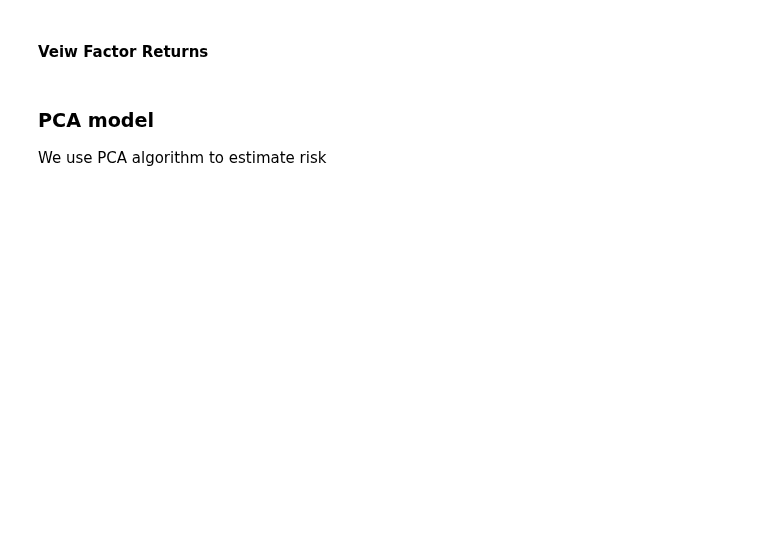
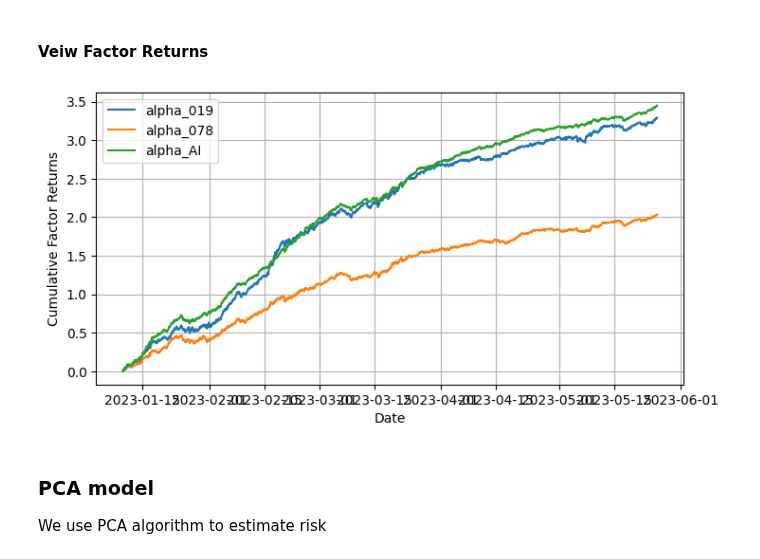
Before and after one commit to JiaRuiming-1/AI-Trading, a Jupyter notebook: alpha_factor/Backtest_BitCon.ipynb, the cells around one changed output. Cells and saved outputs as stored; diff of their text form; code cells hidden in the pictures; blank space fills up the shorter version.

```diff
--- a/alpha_factor/Backtest_BitCon.ipynb
+++ b/alpha_factor/Backtest_BitCon.ipynb
@@ -112,5 +122,3 @@ print(universe.shape, all_factors.shape)
-# %%
-all_factors = all_factors.loc[all_factors.index >= '2022-04-20']
 # %%
 def wins(x,a,b):
     return np.where(x <= a,a, np.where(x >= b, b, x))
@@ -160,20 +178,22 @@ facret[calendar[-5]]
 # %%
 date_list = alpha_df.index.unique()
 facret_df = pd.DataFrame(index = date_list)
 
 for ii, dt in zip(calendar,date_list):
     for alp in alpha_field:
         facret_df.at[dt, alp] = facret[ii][alp]
 
-for column in ['alpha_028', 'alpha_ppo', 'alpha_wtr', 'alpha_AI']:
+for column in alpha_field:
     plt.plot(facret_df[column].cumsum(), label=column)
     #plt.plot((1+facret_df[column]).cumprod(), label=column)
 
 plt.grid(True)
 plt.legend(loc='upper left')
 plt.xlabel('Date')
 plt.ylabel('Cumulative Factor Returns')
 plt.show()
+# %% [output]
+[figure, added]
 # %% [markdown]
 ### PCA model
 We use PCA algorithm to estimate risk
```
Also changed, not shown: parts of 61 cells of this notebook.
